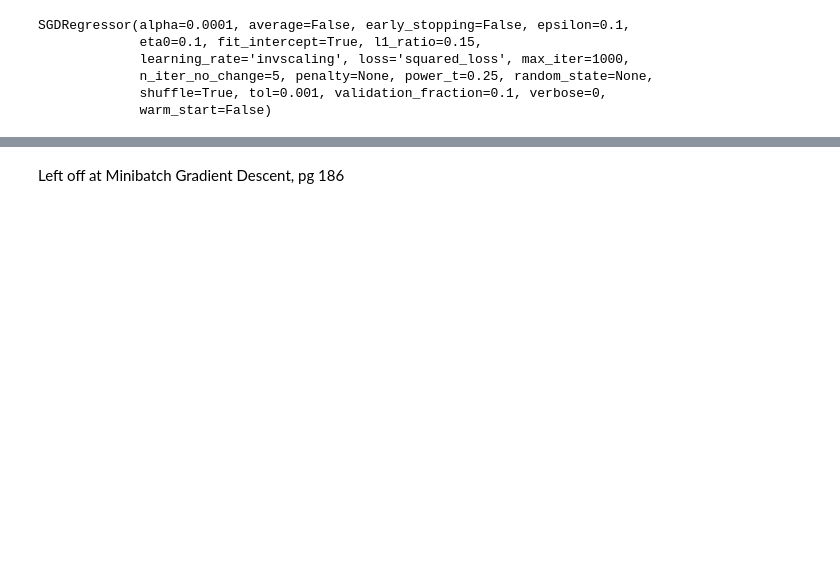
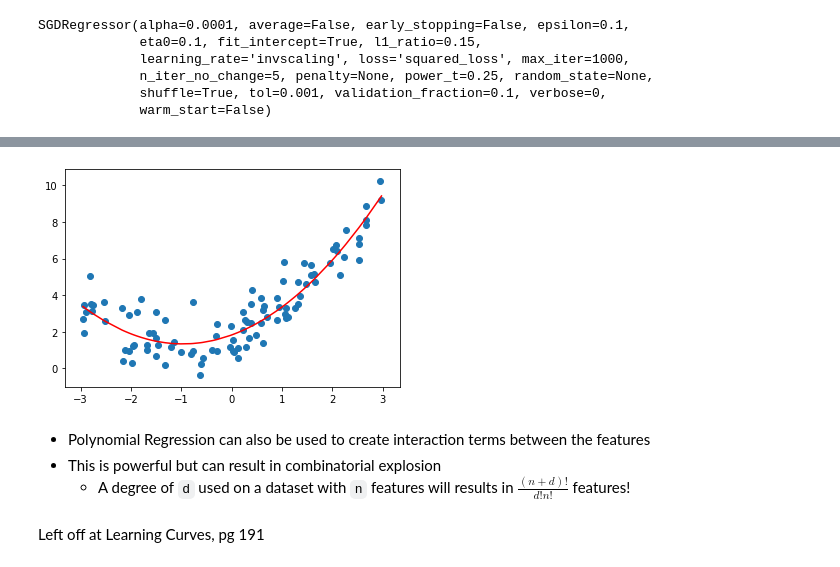
Before and after one commit to dcoxnard/handsonml_notes_solutions, a Jupyter notebook: 04_1_notes.ipynb, the cells around one changed output, grey strips where cells are left out. Drawn from its saved outputs; the diff is of its cells as text; code cells hidden in the pictures; blank space fills up the shorter version.

```diff
--- a/04_1_notes.ipynb
+++ b/04_1_notes.ipynb
@@ -198,0 +218,3 @@ sgd_reg.intercept_, sgd_reg.coef_
+# %%
+poly_features = PolynomialFeatures(degree=2, include_bias=False)
+X_poly = poly_features.fit_transform(X)
@@ -199,2 +227,13 @@ sgd_reg.intercept_, sgd_reg.coef_
+# %%
+y_hat = lin_reg.predict(X_poly)
+ixs = X.T.argsort()[0]
+plt.plot(X[ixs], y_hat[ixs], color='red')
+plt.scatter(X, y);
+# %% [output]
+[figure, added]
+# %% [markdown]
+- Polynomial Regression can also be used to create interaction terms between the features
+- This is powerful but can result in combinatorial explosion
+    - A degree of `d` used on a dataset with `n` features will results in $\frac{(n+d)!}{d!n!}$ features!
 # %% [markdown]
-Left off at Minibatch Gradient Descent, pg 186
+Left off at Learning Curves, pg 191
```
Also changed, not shown: parts of 15 cells of this notebook.
